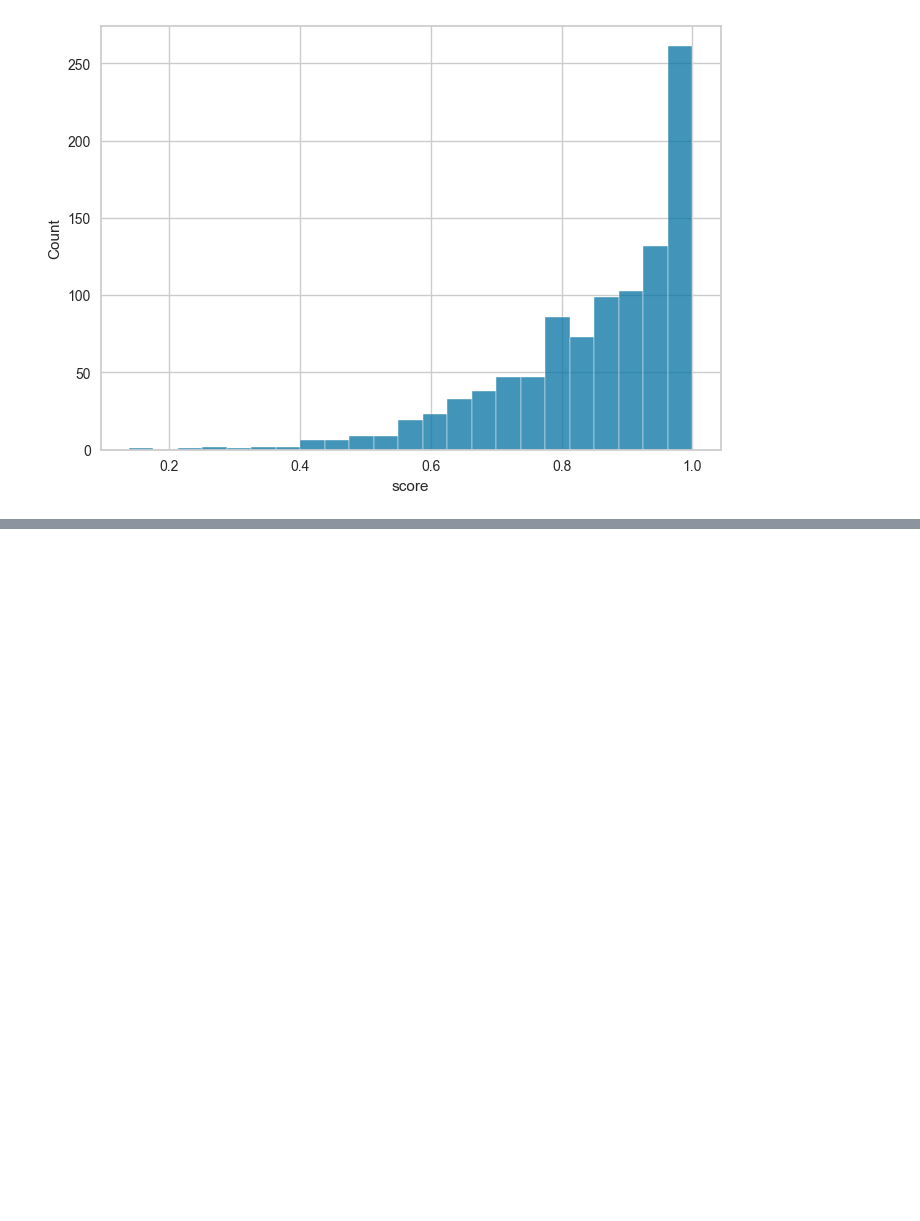
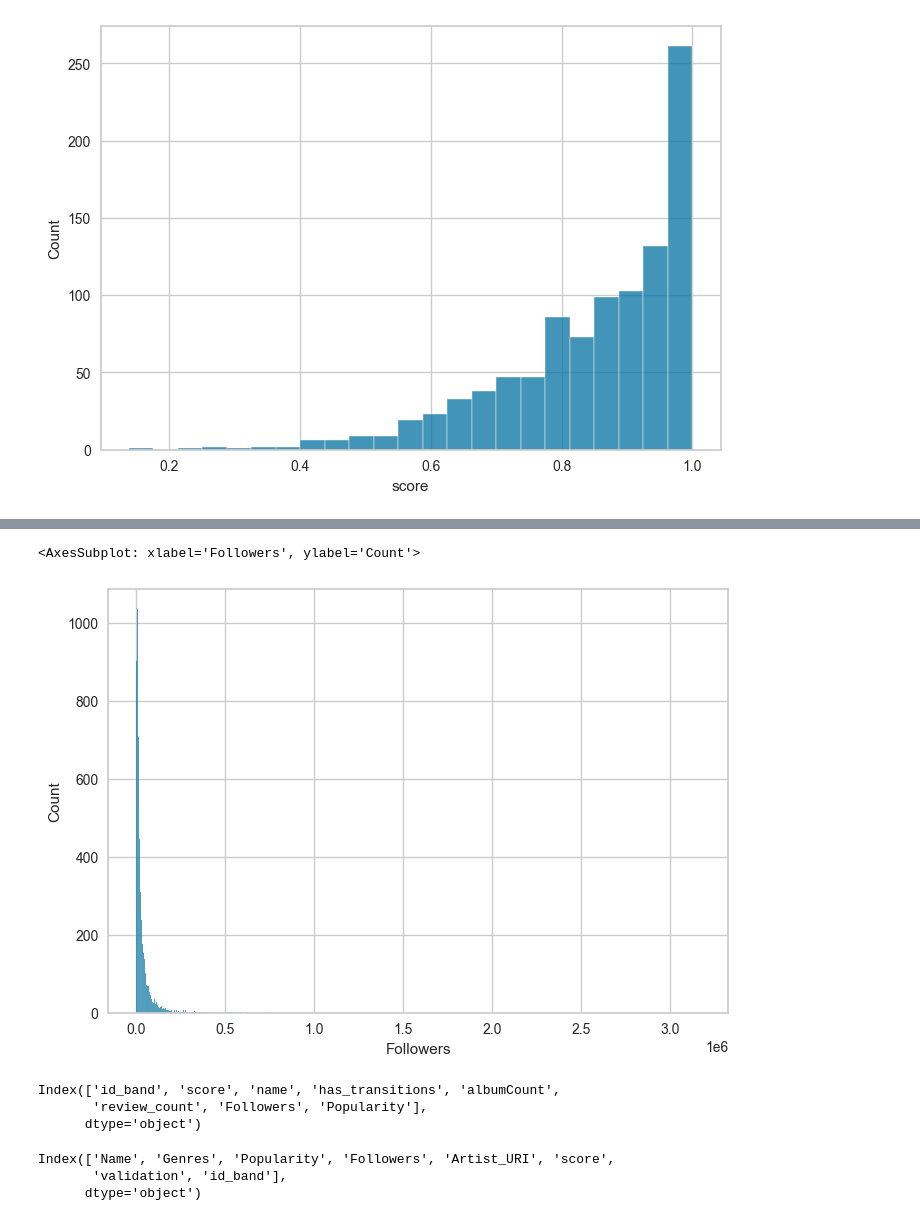
Before and after one commit to chainReactionCol/newRep, a Jupyter notebook: Ev_ML_Sanchez_Ruiz.ipynb, the cells around one changed output, grey strips where cells are left out. Drawn from its saved outputs; the diff is of its cells as text; code cells hidden in the pictures; blank space fills up the shorter version.

```diff
--- a/Ev_ML_Sanchez_Ruiz.ipynb
+++ b/Ev_ML_Sanchez_Ruiz.ipynb
@@ -224,0 +347,22 @@ sns.histplot(Spotify_df['score'])
+# %%
+# Datos originales
+followers_mean = 35858.431193
+followers_var = 72777.213872 ** 2  # Variance, not standard deviation
+
+# Calcular los parámetros de la distribución log-normal
+mu_fol = np.log(followers_mean**2 / np.sqrt(followers_var + followers_mean**2))
+sigma_fol = np.sqrt(np.log(followers_var / followers_mean**2 + 1))
+
+# Generar datos aleatorios con la distribución log-normal
+data_fol = np.random.lognormal(mean=mu_fol, sigma=sigma_fol, size=1000)
+
+# Asegurarse de que los datos estén en el rango deseado [min_followers, max_followers]
+min_followers = 190
+max_followers = 679904
+data_clipped_fol = np.clip(data_fol, min_followers, max_followers)
+
+# Imprimir estadísticas básicas de los datos generados
+print('Mean:', np.mean(data_clipped_fol))
+print('Std deviation:', np.std(data_clipped_fol))
+print('Min:', np.min(data_clipped_fol))
+print('Max:', np.max(data_clipped_fol))
@@ -224,0 +374,3 @@ sns.histplot(Spotify_df['score'])
+# %%
+Api_df['Followers']=Api_df.apply(lambda x:round(np.random.lognormal(mean=mu_fol, sigma=sigma_fol),0),axis=1)
+Api_df['Popularity']=Api_df.apply(lambda x:round(np.random.lognormal(mean=mu_pop, sigma=sigma_pop),0),axis=1)
@@ -224,0 +393,17 @@ sns.histplot(Spotify_df['score'])
+# %%
+sns.histplot(Api_df['Followers'])
+# %% [output]
+<AxesSubplot: xlabel='Followers', ylabel='Count'>
+[figure, added]
+# %%
+Api_df.columns
+# %% [output]
+Index(['id_band', 'score', 'name', 'has_transitions', 'albumCount',
+       'review_count', 'Followers', 'Popularity'],
+      dtype='object')
+# %%
+false_Rows.columns
+# %% [output]
+Index(['Name', 'Genres', 'Popularity', 'Followers', 'Artist_URI', 'score',
+       'validation', 'id_band'],
+      dtype='object')
```
Also changed, not shown: parts of 18 cells of this notebook.
